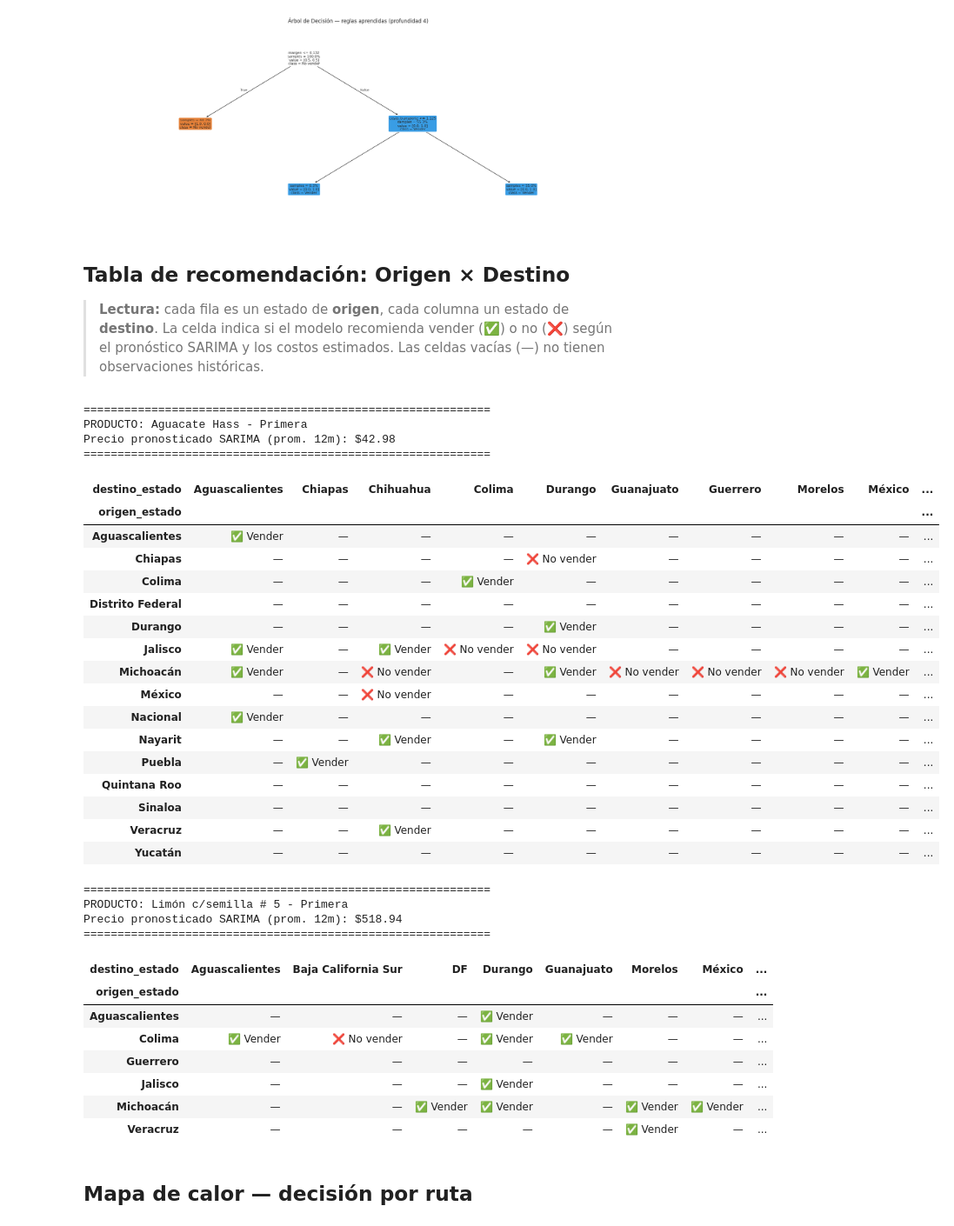
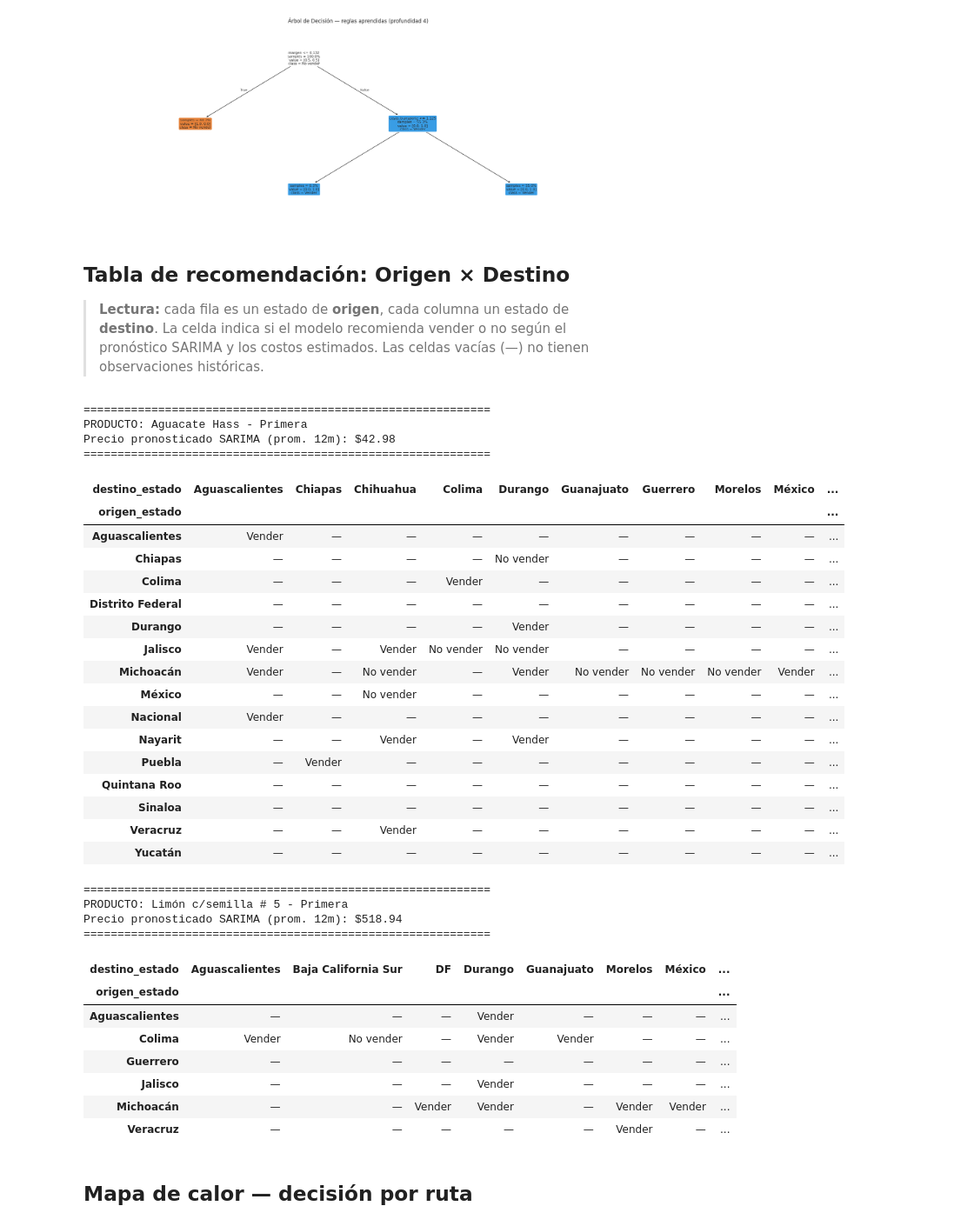
Before and after one commit to yaelglz/mercado-justo-price-prediction, a Jupyter notebook: pp_final.ipynb, the cells around one changed output. Shown at 87% size. Cells and saved outputs as stored; diff of their text form; code cells hidden in the pictures.

```diff
--- a/pp_final.ipynb
+++ b/pp_final.ipynb
@@ -509,52 +509,52 @@ plt.tight_layout(); plt.show()
 # %% [markdown]
 ## Tabla de recomendación: Origen × Destino
 
-> **Lectura:** cada fila es un estado de **origen**, cada columna un estado de **destino**. La celda indica si el modelo recomienda vender (✅) o no (❌) según el pronóstico SARIMA y los costos estimados. Las celdas vacías (—) no tienen observaciones históricas.
+> **Lectura:** cada fila es un estado de **origen**, cada columna un estado de **destino**. La celda indica si el modelo recomienda vender o no según el pronóstico SARIMA y los costos estimados. Las celdas vacías (—) no tienen observaciones históricas.
 # %%
 panel["pred_vende"] = clf.predict(panel[FEATS].fillna(0))
 
 for prod in productos:
     sub_p = panel[panel["producto"] == prod]
     pivot_num = (
         sub_p.groupby(["origen_estado","destino_estado"])["pred_vende"]
              .agg(lambda s: 1 if s.mean() >= 0.5 else 0)
              .unstack()
     )
     pivot_str = pivot_num.copy().astype(object)
     for r in pivot_str.index:
         for c in pivot_str.columns:
             v = pivot_num.loc[r, c]
             if pd.isna(v):         pivot_str.loc[r, c] = "—"
-            elif v == 1:           pivot_str.loc[r, c] = "✅ Vender"
-            else:                  pivot_str.loc[r, c] = "❌ No vender"
+            elif v == 1:           pivot_str.loc[r, c] = " Vender"
+            else:                  pivot_str.loc[r, c] = " No vender"
 
     print(f"\n{'='*60}")
     print(f"PRODUCTO: {prod}")
     print(f"Precio pronosticado SARIMA (prom. {HORIZONTE_MESES}m): "
           f"${resultados_arima[prod]['precio_futuro']:.2f}")
     print(f"{'='*60}\n")
     display(pivot_str)
 # %% [output]
 ============================================================
 PRODUCTO: Aguacate Hass - Primera
 Precio pronosticado SARIMA (prom. 12m): $42.98
 ============================================================
 | destino_estado | Aguascalientes | Chiapas | Chihuahua | Colima | Durango | Guanajuato | Guerrero | Morelos | México | ... |
 | origen_estado |  |  |  |  |  |  |  |  |  | ... |
-| Aguascalientes | ✅ Vender | — | — | — | — | — | — | — | — | ... |
-| Chiapas | — | — | — | — | ❌ No vender | — | — | — | — | ... |
-| Colima | — | — | — | ✅ Vender | — | — | — | — | — | ... |
+| Aguascalientes | Vender | — | — | — | — | — | — | — | — | ... |
+| Chiapas | — | — | — | — | No vender | — | — | — | — | ... |
+| Colima | — | — | — | Vender | — | — | — | — | — | ... |
 | Distrito Federal | — | — | — | — | — | — | — | — | — | ... |
-| Durango | — | — | — | — | ✅ Vender | — | — | — | — | ... |
-| Jalisco | ✅ Vender | — | ✅ Vender | ❌ No vender | ❌ No vender | — | — | — | — | ... |
-| Michoacán | ✅ Vender | — | ❌ No vender | — | ✅ Vender | ❌ No vender | ❌ No vender | ❌ No vender | ✅ Vender | ... |
-| México | — | — | ❌ No vender | — | — | — | — | — | — | ... |
-| Nacional | ✅ Vender | — | — | — | — | — | — | — | — | ... |
-| Nayarit | — | — | ✅ Vender | — | ✅ Vender | — | — | — | — | ... |
-| Puebla | — | ✅ Vender | — | — | — | — | — | — | — | ... |
+| Durango | — | — | — | — | Vender | — | — | — | — | ... |
+| Jalisco | Vender | — | Vender | No vender | No vender | — | — | — | — | ... |
+| Michoacán | Vender | — | No vender | — | Vender | No vender | No vender | No vender | Vender | ... |
+| México | — | — | No vender | — | — | — | — | — | — | ... |
+| Nacional | Vender | — | — | — | — | — | — | — | — | ... |
+| Nayarit | — | — | Vender | — | Vender | — | — | — | — | ... |
+| Puebla | — | Vender | — | — | — | — | — | — | — | ... |
 | Quintana Roo | — | — | — | — | — | — | — | — | — | ... |
 | Sinaloa | — | — | — | — | — | — | — | — | — | ... |
-| Veracruz | — | — | ✅ Vender | — | — | — | — | — | — | ... |
+| Veracruz | — | — | Vender | — | — | — | — | — | — | ... |
 | Yucatán | — | — | — | — | — | — | — | — | — | ... |
 ============================================================
 PRODUCTO: Limón c/semilla # 5 - Primera
@@ -562,12 +562,12 @@ Precio pronosticado SARIMA (prom. 12m): $518.94
 ============================================================
 | destino_estado | Aguascalientes | Baja California Sur | DF | Durango | Guanajuato | Morelos | México | ... |
 | origen_estado |  |  |  |  |  |  |  | ... |
-| Aguascalientes | — | — | — | ✅ Vender | — | — | — | ... |
-| Colima | ✅ Vender | ❌ No vender | — | ✅ Vender | ✅ Vender | — | — | ... |
+| Aguascalientes | — | — | — | Vender | — | — | — | ... |
+| Colima | Vender | No vender | — | Vender | Vender | — | — | ... |
 | Guerrero | — | — | — | — | — | — | — | ... |
-| Jalisco | — | — | — | ✅ Vender | — | — | — | ... |
-| Michoacán | — | — | ✅ Vender | ✅ Vender | — | ✅ Vender | ✅ Vender | ... |
-| Veracruz | — | — | — | — | — | ✅ Vender | — | ... |
+| Jalisco | — | — | — | Vender | — | — | — | ... |
+| Michoacán | — | — | Vender | Vender | — | Vender | Vender | ... |
+| Veracruz | — | — | — | — | — | Vender | — | ... |
 # %% [markdown]
 ## Mapa de calor — decisión por ruta
 # %%
```
Also changed, not shown: parts of 1 cell of this notebook.
